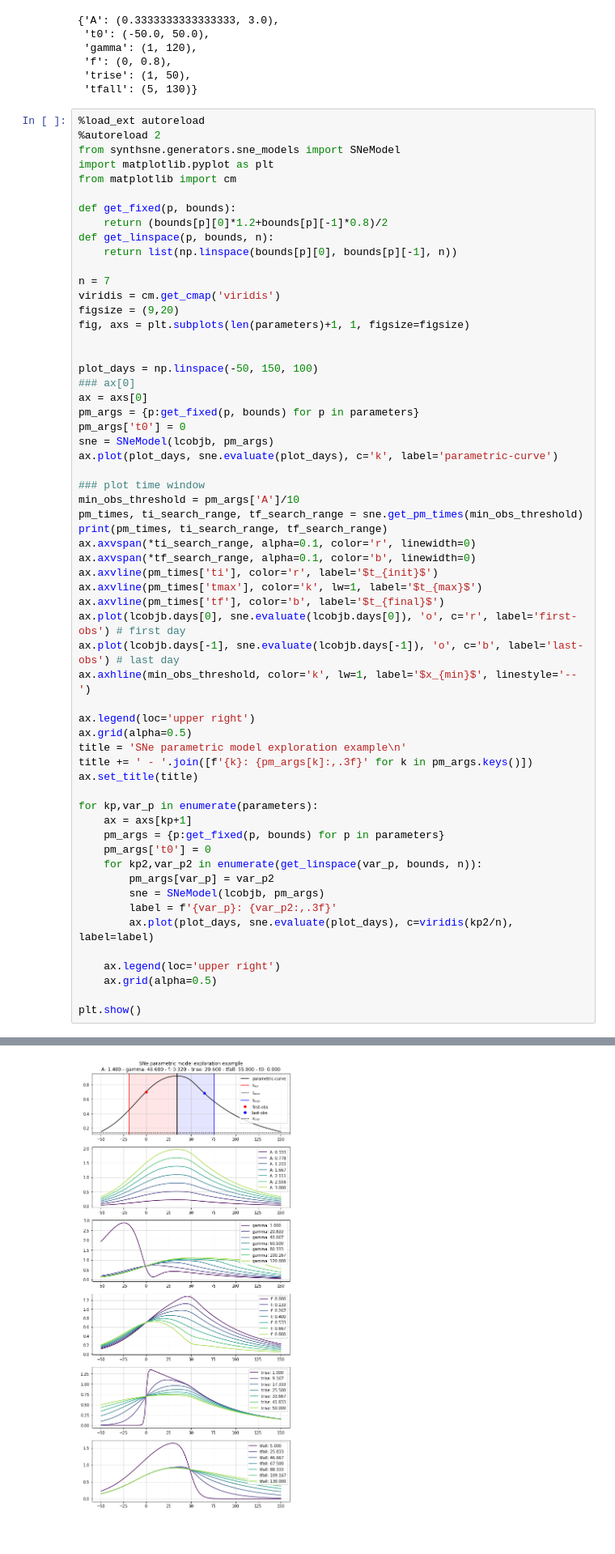
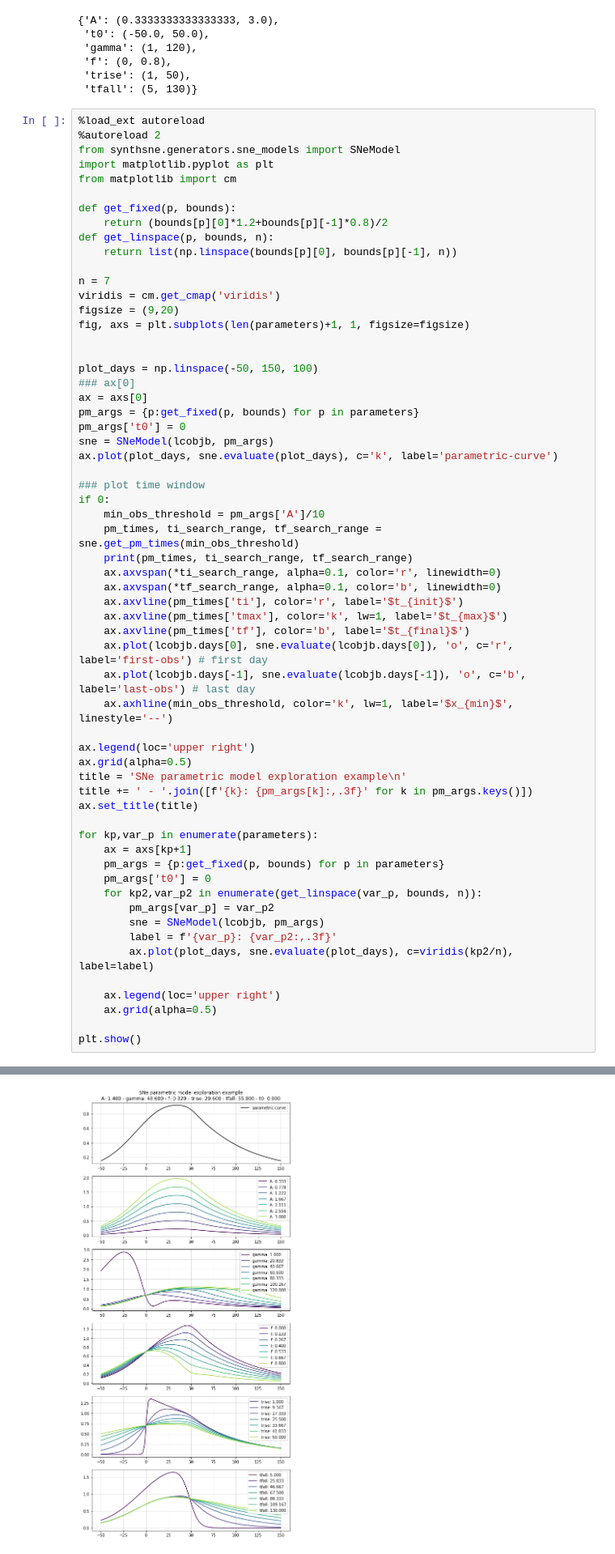
Before and after one commit to oscarpimentel/sne-lightcurves-synthetic, a Jupyter notebook: experiments/explore/parametric_model_example.ipynb, the cells around one changed output, grey strips where cells are left out. Shown at 81% size. Saved outputs shown, nothing was run; the diff lists cells and outputs as text.

```diff
--- a/experiments/explore/parametric_model_example.ipynb
+++ b/experiments/explore/parametric_model_example.ipynb
@@ -74,17 +74,18 @@ sne = SNeModel(lcobjb, pm_args)
 ax.plot(plot_days, sne.evaluate(plot_days), c='k', label='parametric-curve')
 
 ### plot time window
-min_obs_threshold = pm_args['A']/10
-pm_times, ti_search_range, tf_search_range = sne.get_pm_times(min_obs_threshold)
-print(pm_times, ti_search_range, tf_search_range)
-ax.axvspan(*ti_search_range, alpha=0.1, color='r', linewidth=0)
-ax.axvspan(*tf_search_range, alpha=0.1, color='b', linewidth=0)
-ax.axvline(pm_times['ti'], color='r', label='$t_{init}$')
-ax.axvline(pm_times['tmax'], color='k', lw=1, label='$t_{max}$')
-ax.axvline(pm_times['tf'], color='b', label='$t_{final}$')
-ax.plot(lcobjb.days[0], sne.evaluate(lcobjb.days[0]), 'o', c='r', label='first-obs') # first day
-ax.plot(lcobjb.days[-1], sne.evaluate(lcobjb.days[-1]), 'o', c='b', label='last-obs') # last day
-ax.axhline(min_obs_threshold, color='k', lw=1, label='$x_{min}$', linestyle='--')
+if 0:
+    min_obs_threshold = pm_args['A']/10
+    pm_times, ti_search_range, tf_search_range = sne.get_pm_times(min_obs_threshold)
+    print(pm_times, ti_search_range, tf_search_range)
+    ax.axvspan(*ti_search_range, alpha=0.1, color='r', linewidth=0)
+    ax.axvspan(*tf_search_range, alpha=0.1, color='b', linewidth=0)
+    ax.axvline(pm_times['ti'], color='r', label='$t_{init}$')
+    ax.axvline(pm_times['tmax'], color='k', lw=1, label='$t_{max}$')
+    ax.axvline(pm_times['tf'], color='b', label='$t_{final}$')
+    ax.plot(lcobjb.days[0], sne.evaluate(lcobjb.days[0]), 'o', c='r', label='first-obs') # first day
+    ax.plot(lcobjb.days[-1], sne.evaluate(lcobjb.days[-1]), 'o', c='b', label='last-obs') # last day
+    ax.axhline(min_obs_threshold, color='k', lw=1, label='$x_{min}$', linestyle='--')
 
 ax.legend(loc='upper right')
 ax.grid(alpha=0.5)
@@ -113 +113 @@ The autoreload extension is already loaded. To reload it, use:
-[figure, old version]
+[figure, new version]
```
Also changed, not shown: parts of 1 cell of this notebook, 6 other files.
